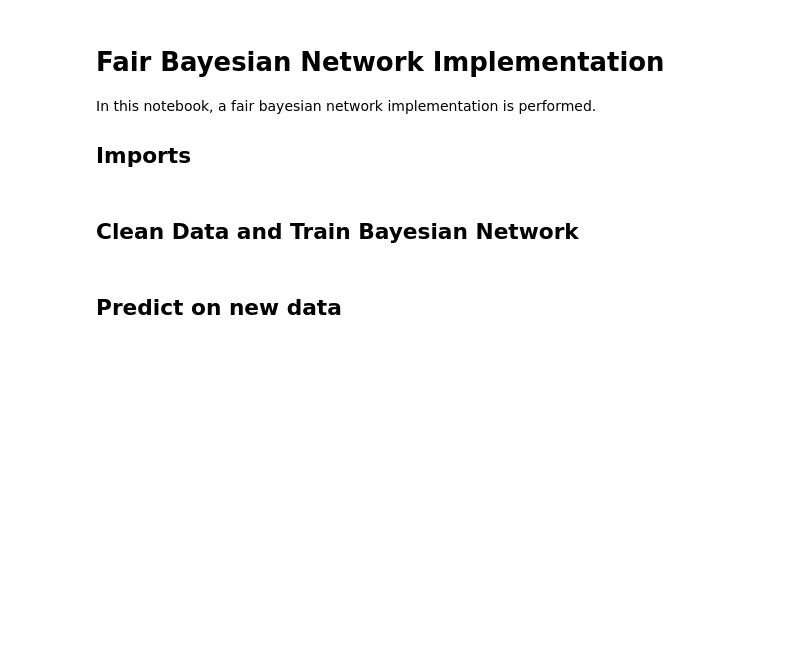
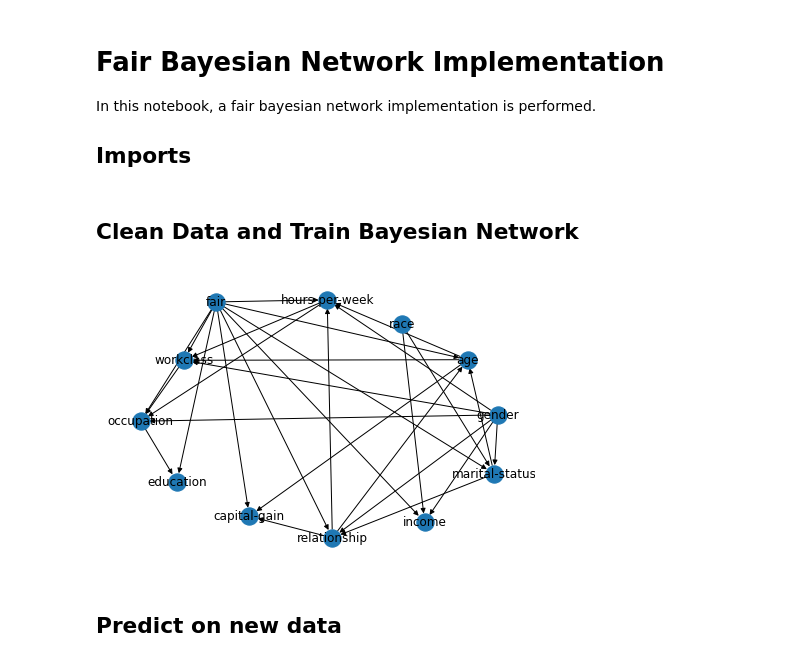
Before and after one commit to bcwein/Forseti, a Jupyter notebook: notebooks/bayesian-net.ipynb, the cells around one changed output. Drawn from its saved outputs; the diff is of its cells as text; code cells hidden in the pictures; blank space fills up the shorter version.

```diff
--- a/notebooks/bayesian-net.ipynb
+++ b/notebooks/bayesian-net.ipynb
@@ -39,6 +39,14 @@ clf = latentLabelClassifier(
 )
 
 clf.load('trained-models/fair_model_30000.sav')
+# %%
+import networkx as nx
+import pylab as plt
+
+nx.draw(clf.model, with_labels=True)
+plt.show()
+# %% [output]
+[figure, added]
 # %% [markdown]
 ## Predict on new data
 # %%
```
Also changed, not shown: parts of 10 cells of this notebook.
